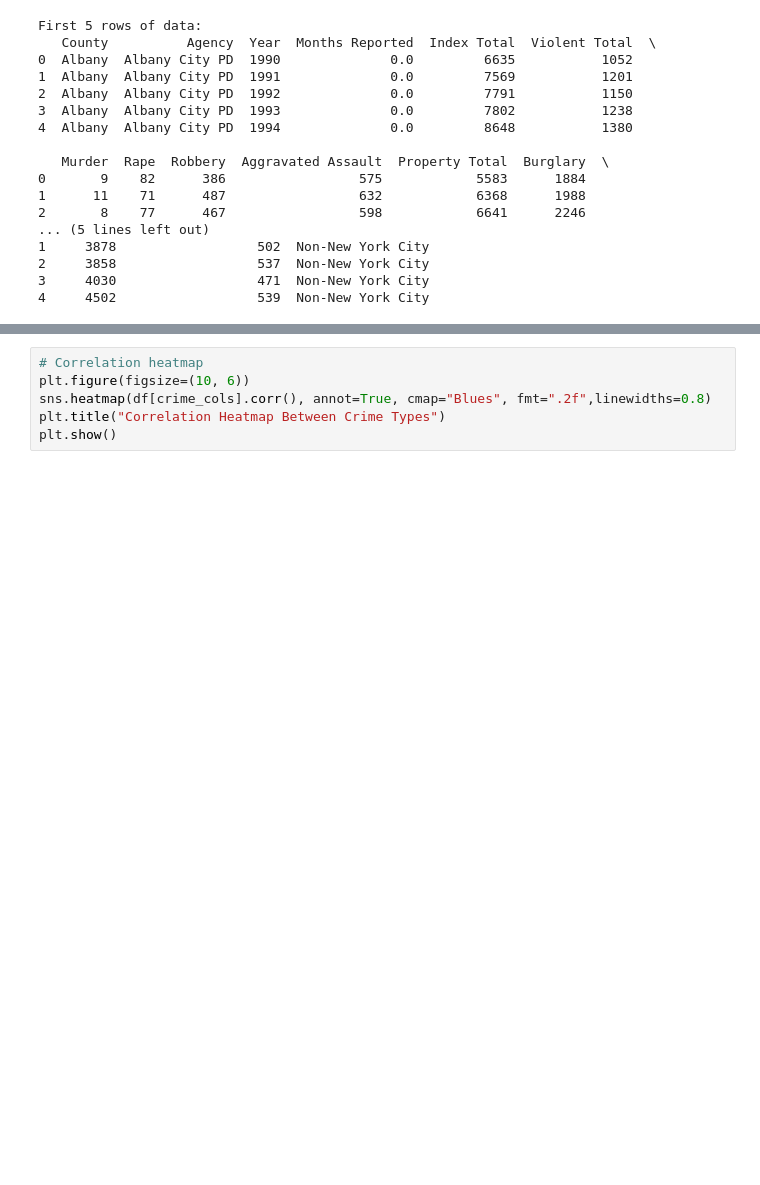
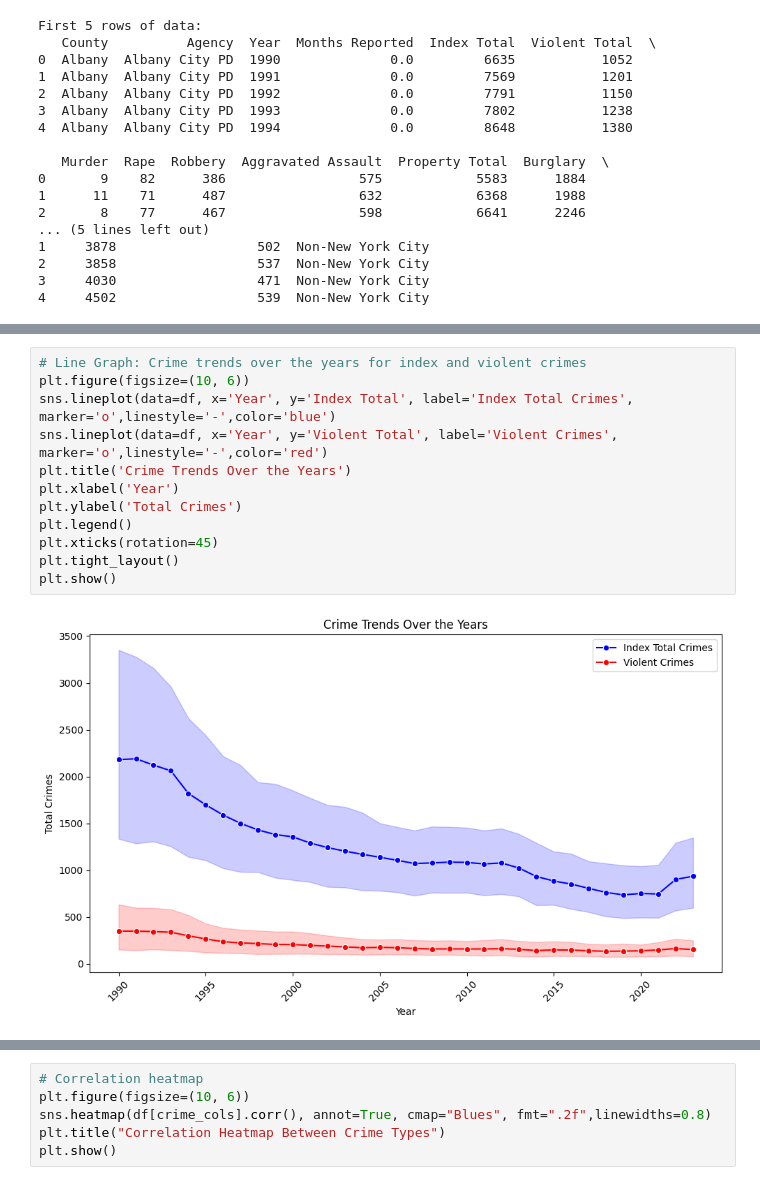
Before and after one commit to HemantSingh20/Crime-Analysis, a Jupyter notebook: Crime Analysis.ipynb, the cells around one changed output, grey strips where cells are left out. Cells and saved outputs as stored; diff of their text form; blank space fills up the shorter version.

```diff
--- a/Crime Analysis.ipynb
+++ b/Crime Analysis.ipynb
@@ -138,0 +102,14 @@ Passing `palette` without assigning `hue` is deprecated and will be removed in v
+# %%
+# Line Graph: Crime trends over the years for index and violent crimes
+plt.figure(figsize=(10, 6))
+sns.lineplot(data=df, x='Year', y='Index Total', label='Index Total Crimes', marker='o',linestyle='-',color='blue')
+sns.lineplot(data=df, x='Year', y='Violent Total', label='Violent Crimes', marker='o',linestyle='-',color='red')
+plt.title('Crime Trends Over the Years')
+plt.xlabel('Year')
+plt.ylabel('Total Crimes')
+plt.legend()
+plt.xticks(rotation=45)
+plt.tight_layout()
+plt.show()
+# %% [output]
+[figure, added]
```
Also changed, not shown: parts of 14 cells of this notebook.
